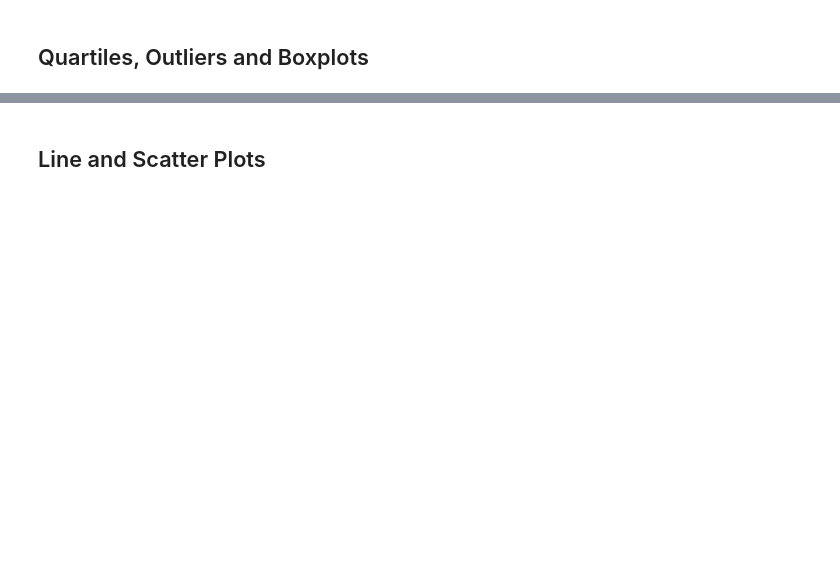
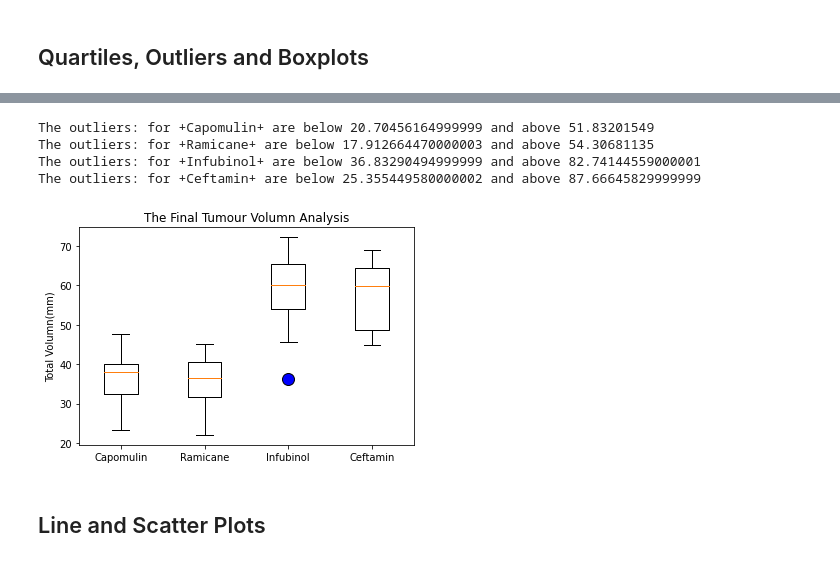
Before and after one commit to yan-ash/matplot_challenge, a Jupyter notebook: pymaceuticals_starter.ipynb, the cells around one changed output, grey strips where cells are left out. Saved outputs shown, nothing was run; the diff lists cells and outputs as text; code cells hidden in the pictures; blank space fills up the shorter version.

```diff
--- a/pymaceuticals_starter.ipynb
+++ b/pymaceuticals_starter.ipynb
@@ -227,3 +255,26 @@ Male                    958               958
+# %%
+treatment_list=["Capomulin", "Ramicane", "Infubinol", "Ceftamin"]
+tumour_volumn_data=[]
+for drug in treatment_list:
+    volumn_data=max_point_df.loc[max_point_df["Drug Regimen"]==drug,"Tumour Volume (mm3)"]
+    tumour_volumn_data.append(volumn_data)
+    #print(volumn_data)
+    #lowerq = volumn_data.quantile([0.25])
+    #upperq = volumn_data.quantile([0.75])
+    upperq= np.quantile(volumn_data, 0.75)
+    lowerq  = np.quantile(volumn_data, 0.25)
+    #print(lowerq)
+    #print(upperq)
+    iqr = upperq-lowerq
+    lower_bound = lowerq - (1.5*iqr)
+    upper_bound = upperq + (1.5*iqr)
+    outliers=volumn_data.loc[(volumn_data<lower_bound)|(volumn_data>upper_bound)]
+    print(f"The outliers: for +{drug}+ are below {lower_bound} and above {upper_bound}")
+# %% [output]
+The outliers: for +Capomulin+ are below 20.70456164999999 and above 51.83201549
+The outliers: for +Ramicane+ are below 17.912664470000003 and above 54.30681135
+The outliers: for +Infubinol+ are below 36.83290494999999 and above 82.74144559000001
+The outliers: for +Ceftamin+ are below 25.355449580000002 and above 87.66645829999999
 # %%
 # Put treatments into a list for for loop (and later for plot labels)
 
@@ -243,6 +294,16 @@ Male                    958               958
     # Determine outliers using upper and lower bounds
 # %%
 # Generate a box plot of the final tumour volume of each mouse across four regimens of interest
+flierprops = dict(marker='o', markerfacecolor='blue', markersize=12,
+                  linestyle='none')
+
+fig1, ax1 = plt.subplots()
+ax1.set_title("The Final Tumour Volumn Analysis")
+ax1.set_ylabel("Total Volumn(mm)")
+ax1.boxplot(tumour_volumn_data,labels=treatment_list, widths=0.4,flierprops=flierprops)
+plt.show()
+# %% [output]
+[figure, added]
 # %% [markdown]
 ## Line and Scatter Plots
 # %%
```
Also changed, not shown: parts of 9 cells of this notebook.
